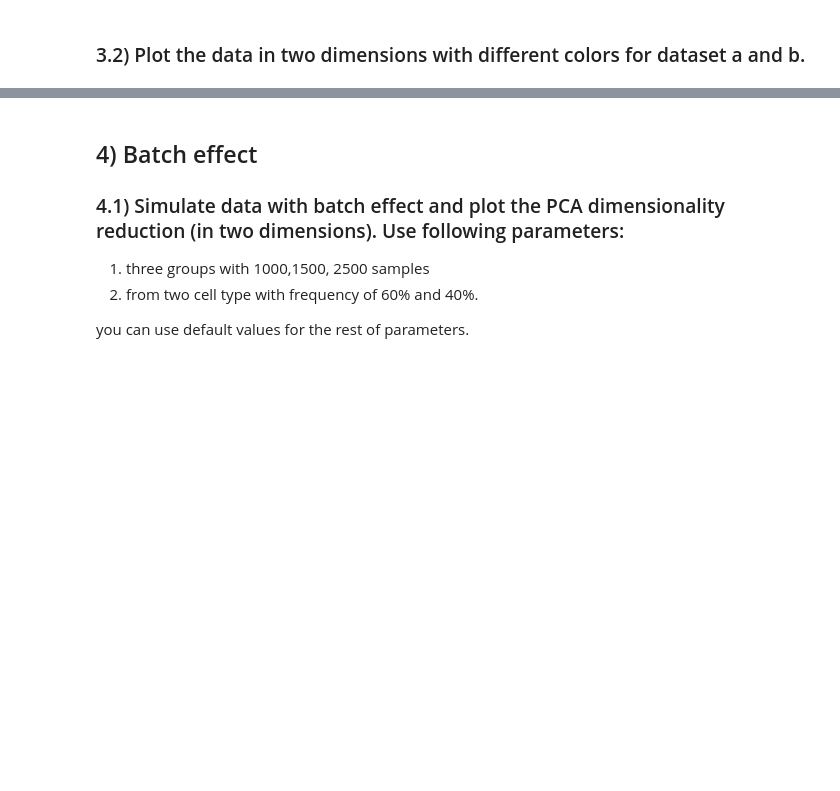
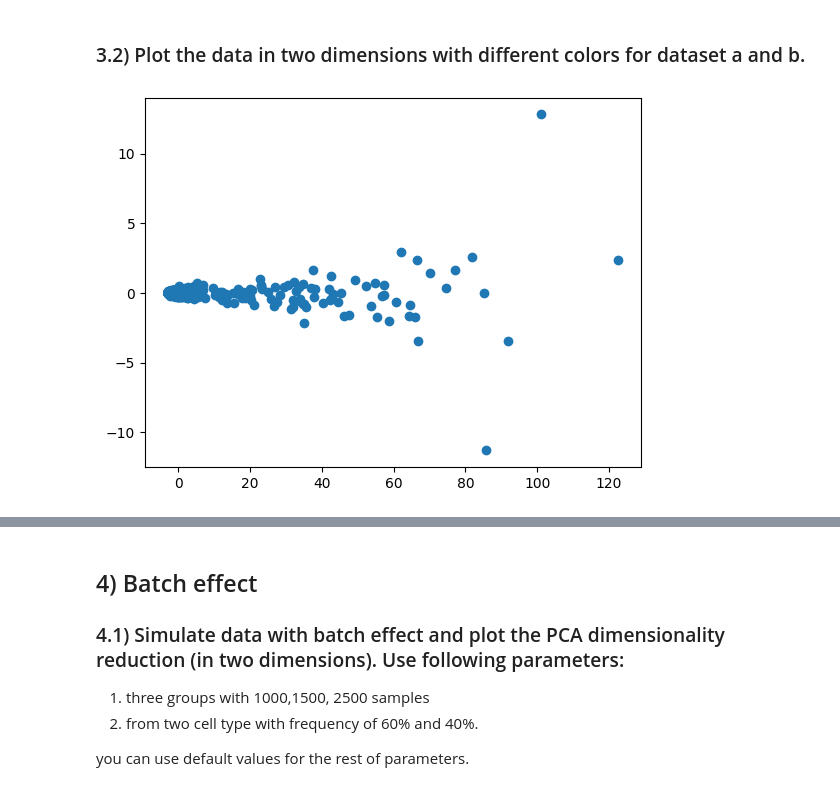
Before and after one commit to Velcorn/BKIM, a Jupyter notebook: Ex 02/Exercise 2 - Biostatistic.ipynb, the cells around one changed output, grey strips where cells are left out. Drawn from its saved outputs; the diff is of its cells as text; code cells hidden in the pictures; blank space fills up the shorter version.

```diff
--- a/Ex 02/Exercise 2 - Biostatistic.ipynb
+++ b/Ex 02/Exercise 2 - Biostatistic.ipynb
@@ -160,3 +183,7 @@ plt.show()
 # %% [markdown]
 ## 3) Dimension reduction
 ### 3.1) Use PCA to reduce the data that was simulated in exercise 2) into two dimensions.
+# %%
+%%R
+sim <- logNormCounts(sim)
+sim <- runPCA(sim)
@@ -163,2 +195,7 @@ plt.show()
 # %% [markdown]
 ### 3.2) Plot the data in two dimensions with different colors for dataset a and b.
+# %%
+%%R
+plotPCA(sim)
+# %% [output]
+[figure, added]
```
Also changed, not shown: parts of 13 cells of this notebook.
